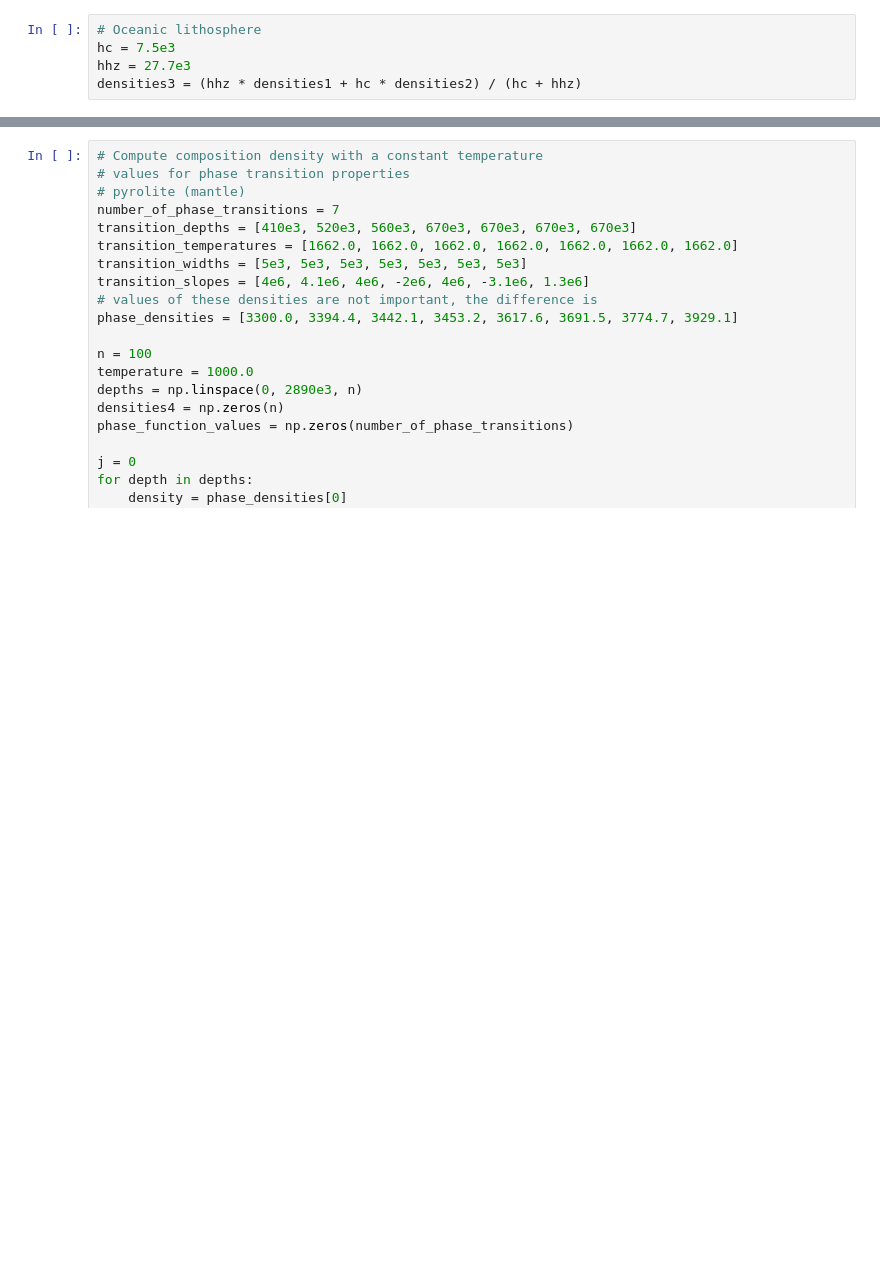
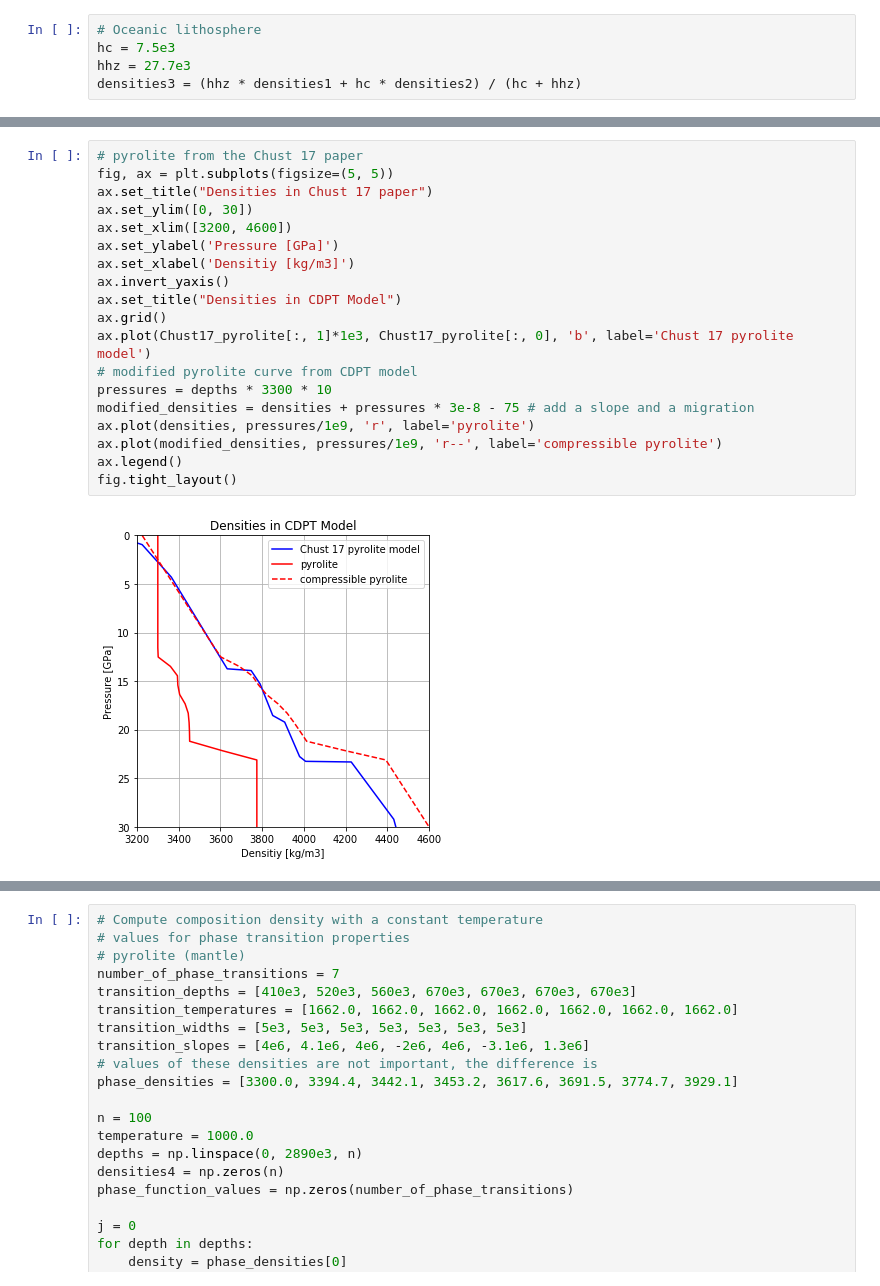
Before and after one commit to lhy11009/aspectLib, a Jupyter notebook: jupyter_notebooks/CDPT.ipynb, the cells around one changed output, grey strips where cells are left out. Cells and saved outputs as stored; diff of their text form; blank space fills up the shorter version.

```diff
--- a/jupyter_notebooks/CDPT.ipynb
+++ b/jupyter_notebooks/CDPT.ipynb
@@ -313,0 +377,21 @@ fig.tight_layout()
+# %%
+# pyrolite from the Chust 17 paper
+fig, ax = plt.subplots(figsize=(5, 5))
+ax.set_title("Densities in Chust 17 paper")
+ax.set_ylim([0, 30])
+ax.set_xlim([3200, 4600])
+ax.set_ylabel('Pressure [GPa]')
+ax.set_xlabel('Densitiy [kg/m3]')
+ax.invert_yaxis()
+ax.set_title("Densities in CDPT Model")
+ax.grid()
+ax.plot(Chust17_pyrolite[:, 1]*1e3, Chust17_pyrolite[:, 0], 'b', label='Chust 17 pyrolite model')
+# modified pyrolite curve from CDPT model
+pressures = depths * 3300 * 10
+modified_densities = densities + pressures * 3e-8 - 75 # add a slope and a migration
+ax.plot(densities, pressures/1e9, 'r', label='pyrolite')
+ax.plot(modified_densities, pressures/1e9, 'r--', label='compressible pyrolite')
+ax.legend()
+fig.tight_layout()
+# %% [output]
+[figure, added]
```
Also changed, not shown: parts of 16 cells of this notebook, 3 other files.
